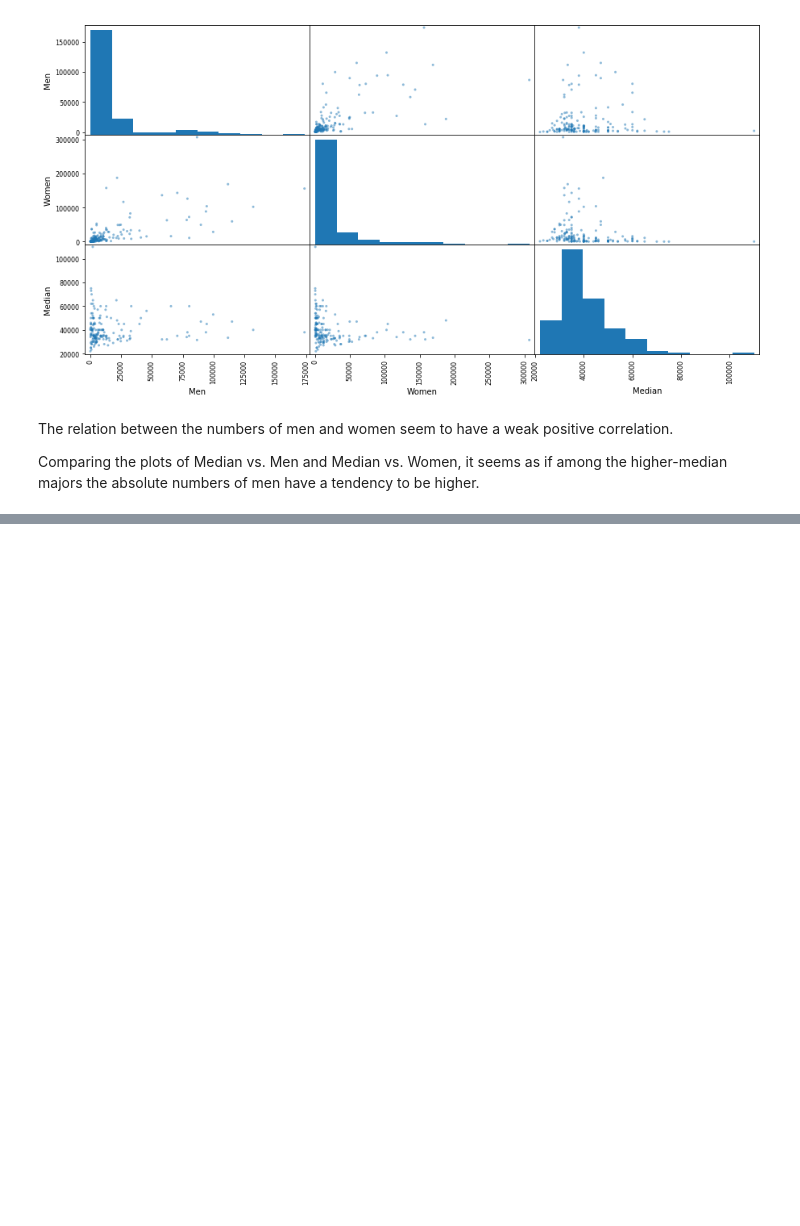
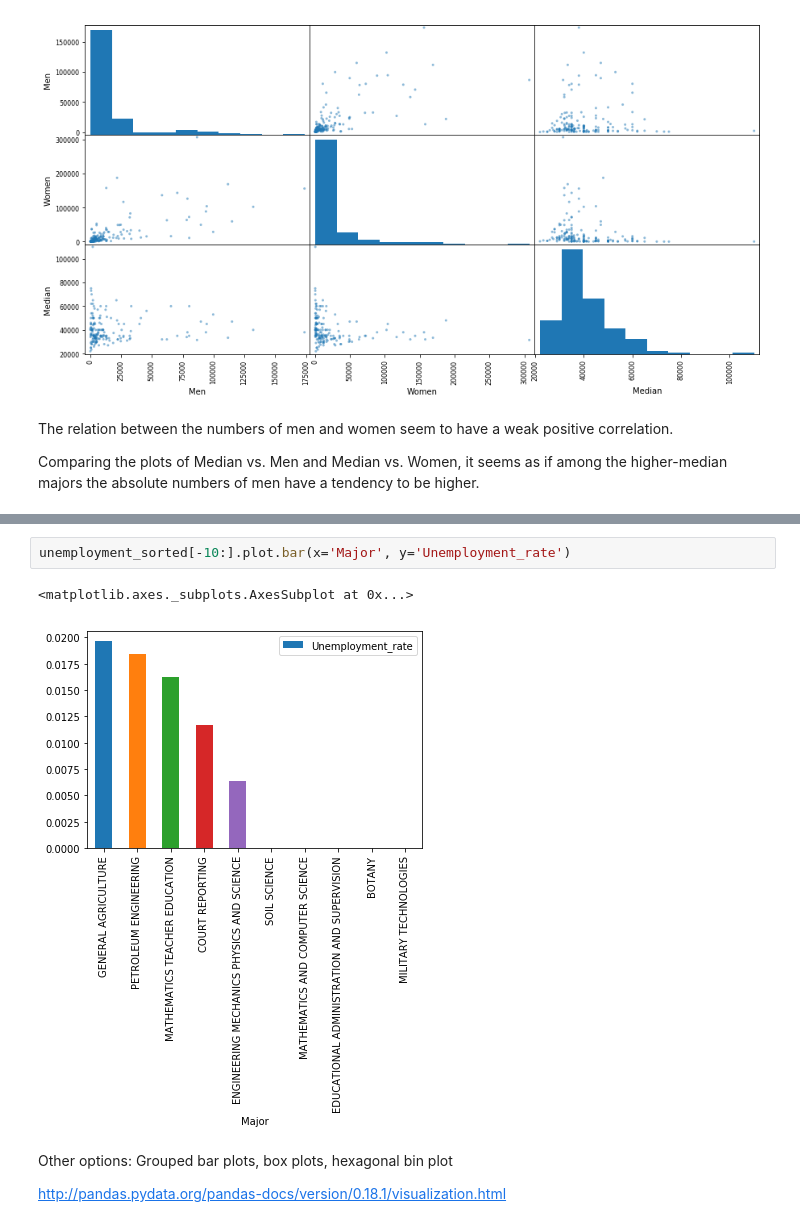
Before and after one commit to KatAKlettke/Jupyter, a Jupyter notebook: Analyzing recent college graduates in the US.ipynb, the cells around one changed output, grey strips where cells are left out. Saved outputs shown, nothing was run; the diff lists cells and outputs as text; blank space fills up the shorter version.

```diff
--- a/Analyzing recent college graduates in the US.ipynb
+++ b/Analyzing recent college graduates in the US.ipynb
@@ -250,0 +272,9 @@ Comparing the plots of Median vs. Men and Median vs. Women, it seems as if among
+# %%
+unemployment_sorted[-10:].plot.bar(x='Major', y='Unemployment_rate')
+# %% [output]
+<matplotlib.axes._subplots.AxesSubplot at 0x...>
+[figure, added]
+# %% [markdown]
+Other options: Grouped bar plots, box plots, hexagonal bin plot
+
+http://pandas.pydata.org/pandas-docs/version/0.18.1/visualization.html
```
Also changed, not shown: parts of 5 cells of this notebook.
